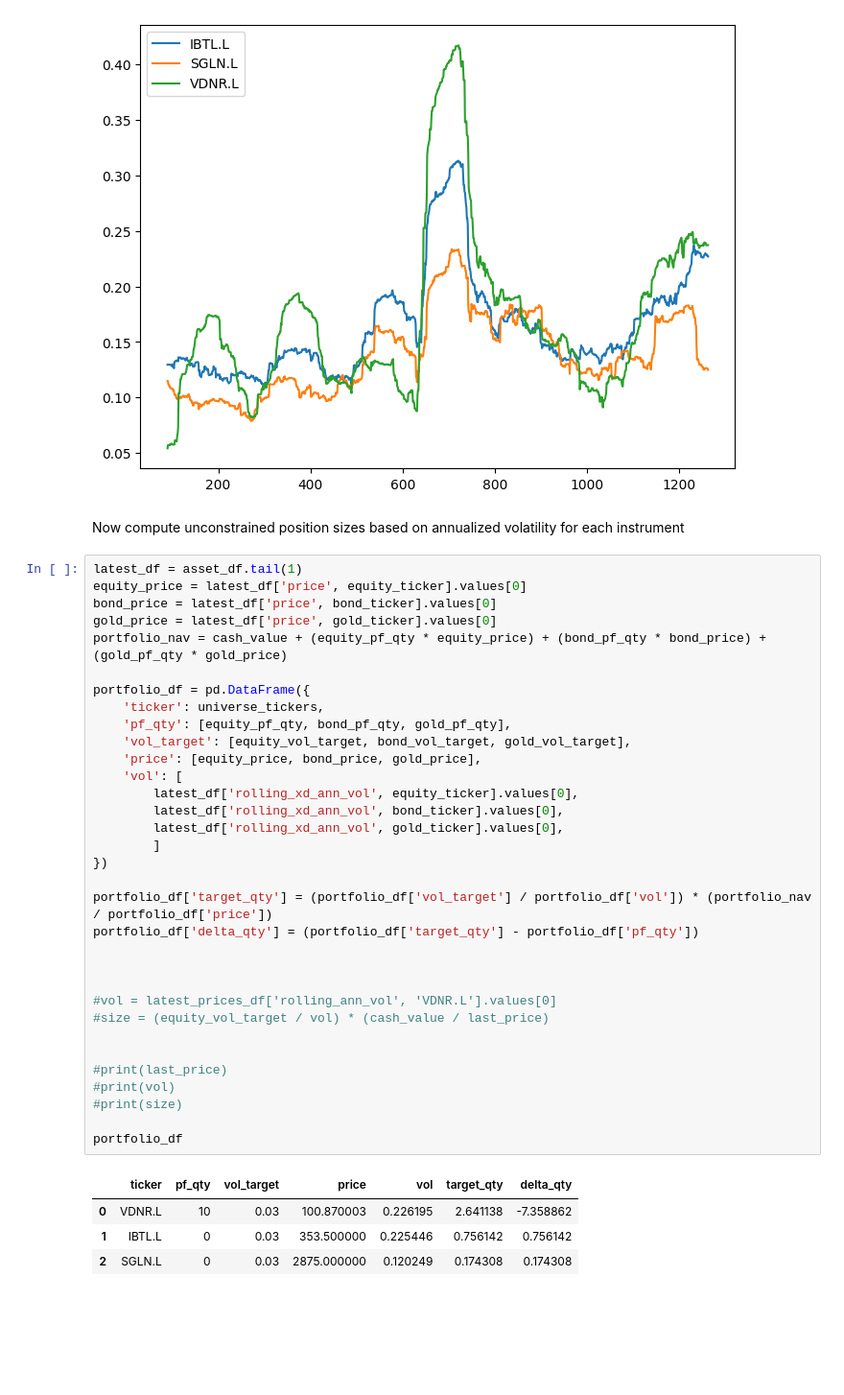
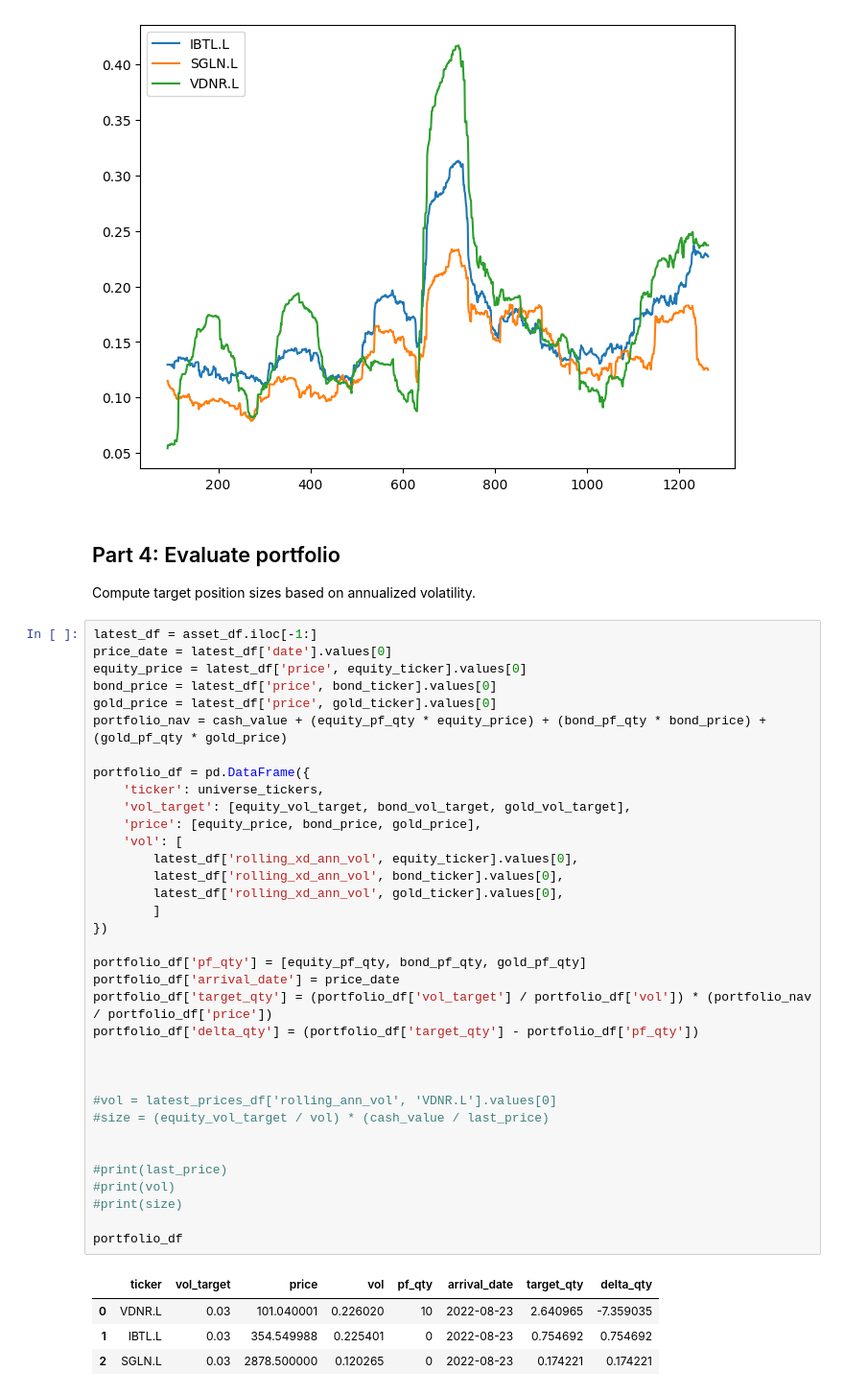
Before and after one commit to eliekawerk/alphabook, a Jupyter notebook: rp3.ipynb, the cells around one changed output. Shown at 96% size. Saved outputs shown, nothing was run; the diff lists cells and outputs as text; blank space fills up the shorter version.

```diff
--- a/rp3.ipynb
+++ b/rp3.ipynb
@@ -95,42 +107,46 @@ plt.legend(loc=2)
 [figure]
 [figure]
 # %% [markdown]
-Now compute unconstrained position sizes based on annualized volatility for each instrument
+## Part 4: Evaluate portfolio
+
+Compute target position sizes based on annualized volatility.
 # %%
-latest_df = asset_df.tail(1)
+latest_df = asset_df.iloc[-1:]
+price_date = latest_df['date'].values[0]
 equity_price = latest_df['price', equity_ticker].values[0]
 bond_price = latest_df['price', bond_ticker].values[0]
 gold_price = latest_df['price', gold_ticker].values[0]
 portfolio_nav = cash_value + (equity_pf_qty * equity_price) + (bond_pf_qty * bond_price) + (gold_pf_qty * gold_price)
 
 portfolio_df = pd.DataFrame({
     'ticker': universe_tickers,
-    'pf_qty': [equity_pf_qty, bond_pf_qty, gold_pf_qty],
     'vol_target': [equity_vol_target, bond_vol_target, gold_vol_target],
     'price': [equity_price, bond_price, gold_price],
     'vol': [
         latest_df['rolling_xd_ann_vol', equity_ticker].values[0],
         latest_df['rolling_xd_ann_vol', bond_ticker].values[0],
         latest_df['rolling_xd_ann_vol', gold_ticker].values[0],
         ]
 })
 
+portfolio_df['pf_qty'] = [equity_pf_qty, bond_pf_qty, gold_pf_qty]
+portfolio_df['arrival_date'] = price_date
 portfolio_df['target_qty'] = (portfolio_df['vol_target'] / portfolio_df['vol']) * (portfolio_nav / portfolio_df['price'])
 portfolio_df['delta_qty'] = (portfolio_df['target_qty'] - portfolio_df['pf_qty'])
 
 
 
 #vol = latest_prices_df['rolling_ann_vol', 'VDNR.L'].values[0]
 #size = (equity_vol_target / vol) * (cash_value / last_price)
 
 
 #print(last_price)
 #print(vol)
 #print(size)
 
 portfolio_df
 # %% [output]
-|  | ticker | pf_qty | vol_target | price | vol | target_qty | delta_qty |
-| 0 | VDNR.L | 10 | 0.03 | 100.870003 | 0.226195 | 2.641138 | -7.358862 |
-| 1 | IBTL.L | 0 | 0.03 | 353.500000 | 0.225446 | 0.756142 | 0.756142 |
-| 2 | SGLN.L | 0 | 0.03 | 2875.000000 | 0.120249 | 0.174308 | 0.174308 |
+|  | ticker | vol_target | price | vol | pf_qty | arrival_date | target_qty | delta_qty |
+| 0 | VDNR.L | 0.03 | 101.040001 | 0.226020 | 10 | 2022-08-23 | 2.640965 | -7.359035 |
+| 1 | IBTL.L | 0.03 | 354.549988 | 0.225401 | 0 | 2022-08-23 | 0.754692 | 0.754692 |
+| 2 | SGLN.L | 0.03 | 2878.500000 | 0.120265 | 0 | 2022-08-23 | 0.174221 | 0.174221 |
```
Also changed, not shown: parts of 8 cells of this notebook.
